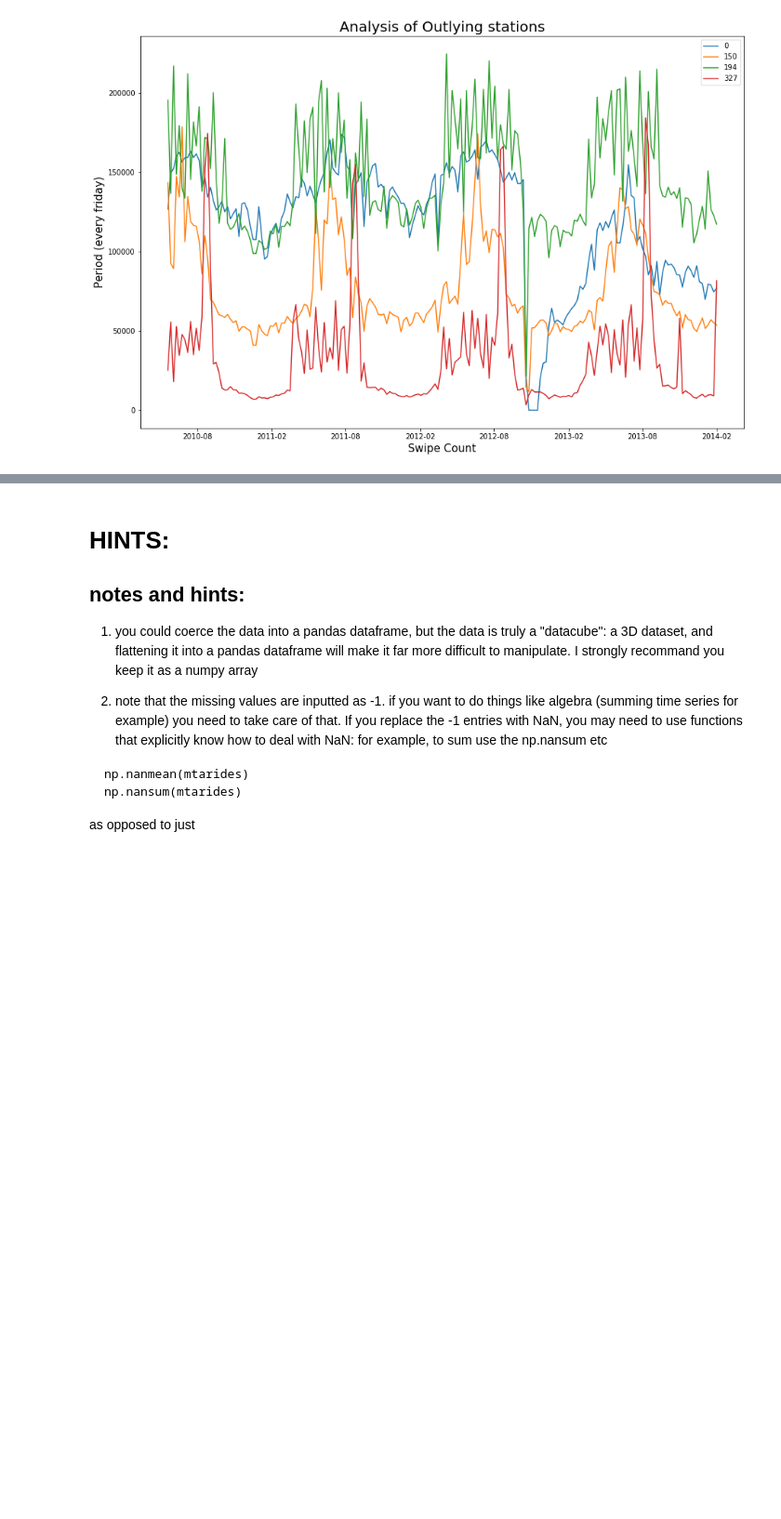
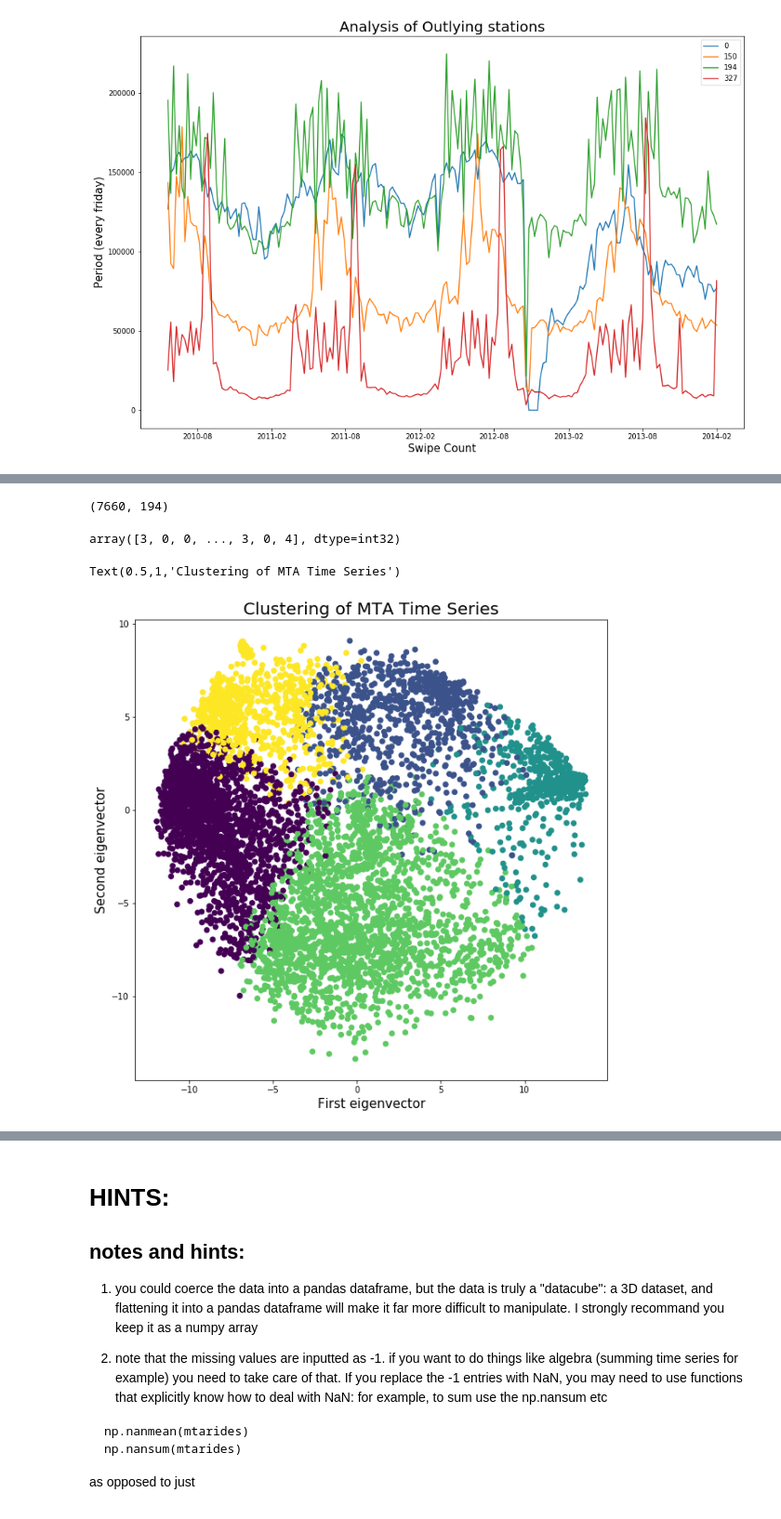
Before and after one commit to gauravcusp/Urban_Informatics_Coding_Assignments, a Jupyter notebook: HW10_gb1877/HW10_gb1877.ipynb, the cells around one changed output, grey strips where cells are left out. Shown at 93% size. Saved outputs shown, nothing was run; the diff lists cells and outputs as text; code cells hidden in the pictures; blank space fills up the shorter version.

```diff
--- a/HW10_gb1877/HW10_gb1877.ipynb
+++ b/HW10_gb1877/HW10_gb1877.ipynb
@@ -324,0 +332,30 @@ Text(0.5,1,'Analysis of Outlying stations')
+# %%
+tots = data.transpose(2,0,1).reshape(data.shape[2], data.shape[1]*data.shape[0]).T
+# %%
+tots.shape
+# %% [output]
+(7660, 194)
+# %%
+tots = tots[tots.std(1)>0]
+# %%
+vals = ((tots.T - tots.mean(1))/tots.std(1)).T
+# %%
+km = KMeans(n_clusters=5,init='k-means++').fit(vals)
+fitted_vals = km.fit_predict(vals)
+fitted_vals
+# %% [output]
+array([3, 0, 0, ..., 3, 0, 4], dtype=int32)
+# %%
+n=4
+pca = PCA(n)
+Xproj = pca.fit_transform(vals)
+eigenvalues = pca.explained_variance_
+
+plt.figure(figsize=(10, 10))
+plt.scatter(Xproj[:, 0], Xproj[:, 1], c=fitted_vals)
+plt.xlabel('First eigenvector', fontsize=15)
+plt.ylabel('Second eigenvector', fontsize=15)
+pl.title('Clustering of MTA Time Series', fontsize=20)
+# %% [output]
+Text(0.5,1,'Clustering of MTA Time Series')
+[figure, added]
```
Also changed, not shown: parts of 13 cells of this notebook, 1 other file.
